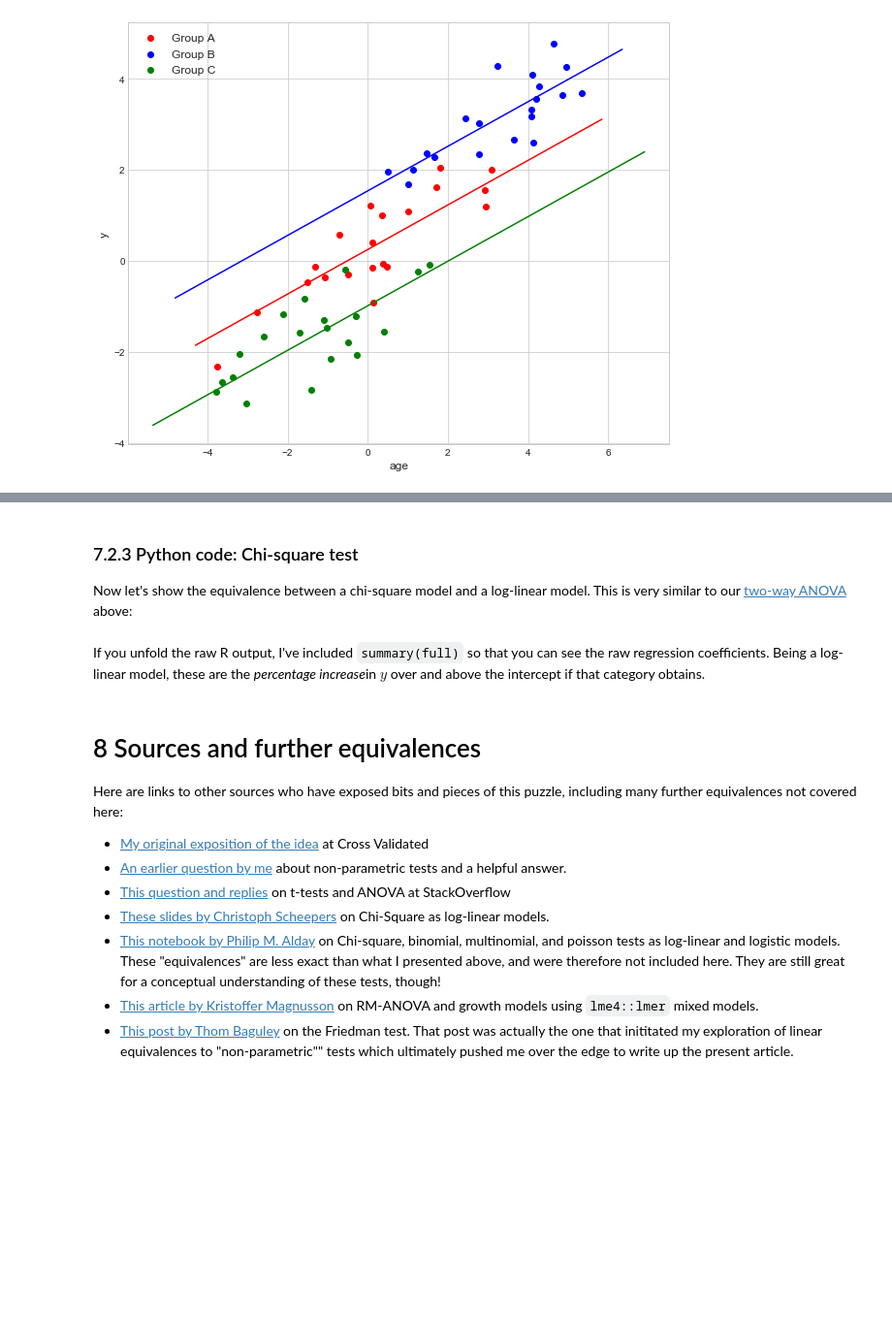
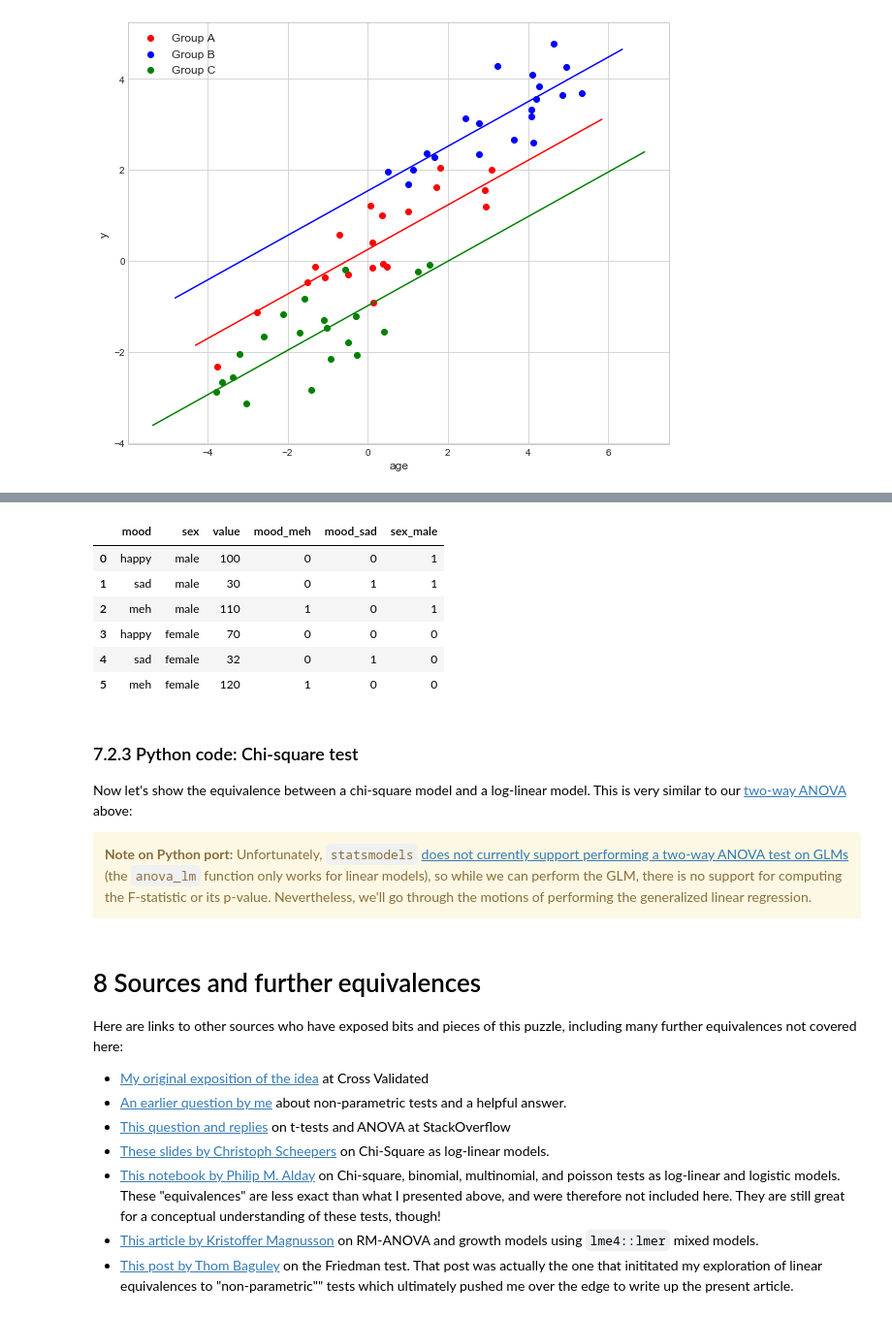
Before and after one commit to eigenfoo/tests-as-linear, a Jupyter notebook: tests-as-linear.ipynb, the cells around one changed output, grey strips where cells are left out. Shown at 97% size. Cells and saved outputs as stored; diff of their text form; code cells hidden in the pictures; blank space fills up the shorter version.

```diff
--- a/tests-as-linear.ipynb
+++ b/tests-as-linear.ipynb
@@ -593,6 +617,28 @@ Here we need some long data and we need it in table format for `chisq.test`:
+# %%
+df = pd.DataFrame(data=[[100, 70], [30, 32], [110, 120]],
+                  columns=["male", "female"],
+                  index=["happy", "sad", "meh"])
+df.index.name = "mood"
+df.columns.name = "sex"
+df = df.reset_index().melt(id_vars=["mood"])
+df = df.join(pd.get_dummies(df.mood, prefix="mood", drop_first=True))
+df = df.join(pd.get_dummies(df.sex, prefix="sex", drop_first=True))
+
+df
+# %% [output]
+|  | mood | sex | value | mood_meh | mood_sad | sex_male |
+| 0 | happy | male | 100 | 0 | 0 | 1 |
+| 1 | sad | male | 30 | 0 | 1 | 1 |
+| 2 | meh | male | 110 | 1 | 0 | 1 |
+| 3 | happy | female | 70 | 0 | 0 | 0 |
+| 4 | sad | female | 32 | 0 | 1 | 0 |
+| 5 | meh | female | 120 | 1 | 0 | 0 |
 # %% [markdown]
 ### 7.2.3 Python code: Chi-square test
 
-Now let's show the equivalence between a chi-square model and a log-linear model. This is very similar to our [two-way ANOVA](#anova2) above:
+Now let's show the equivalence between a chi-square model and a log-linear model. This is very similar to our [two-way ANOVA](#6.2-Two-way-ANOVA) above:
+
+<div class="alert alert-warning">
+    <b>Note on Python port:</b>
+    Unfortunately, <code>statsmodels</code> <a href="https://stackoverflow.com/q/27328623">does not currently support performing a two-way ANOVA test on GLMs</a> (the <code>anova_lm</code> function only works for linear models), so while we can perform the GLM, there is no support for computing the F-statistic or its p-value. Nevertheless, we'll go through the motions of performing the generalized linear regression.
+</div>
-# %% [markdown]
-If you unfold the raw R output, I've included `summary(full)` so that you can see the raw regression coefficients. Being a log-linear model, these are the *percentage increase*in $y$ over and above the intercept if that category obtains.
```
Also changed, not shown: parts of 20 cells of this notebook, 2 other files.
